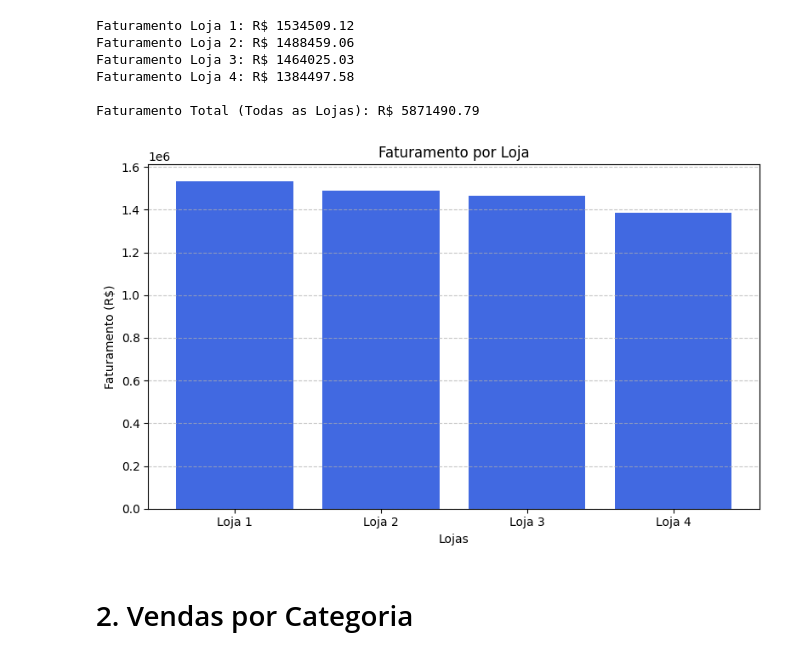
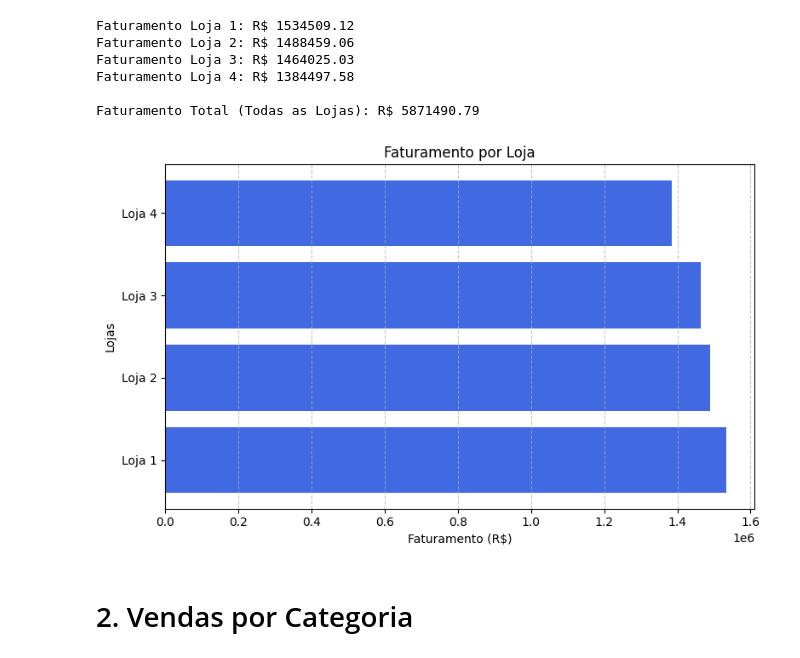
Before and after one commit to TheGabrielVieira/challenge1-data-science-main, a Jupyter notebook: AluraStoreBr.ipynb, the cells around one changed output. Drawn from its saved outputs; the diff is of its cells as text; code cells hidden in the pictures.

```diff
--- a/AluraStoreBr.ipynb
+++ b/AluraStoreBr.ipynb
@@ -50,23 +50,23 @@ Faturamento Total (Todas as Lojas): R$ 5871490.79
 # %%
 import matplotlib.pyplot as plt
 
 # Dados do faturamento
 faturamentos = [faturamento_1, faturamento_2, faturamento_3, faturamento_4]
 lojas = ['Loja 1', 'Loja 2', 'Loja 3', 'Loja 4']
 
 # Criando o gráfico
 plt.figure(figsize=(8, 5))
-plt.bar(lojas, faturamentos, color='royalblue')
+plt.barh(lojas, faturamentos, color='royalblue')
 plt.title('Faturamento por Loja')
-plt.xlabel('Lojas')
-plt.ylabel('Faturamento (R$)')
-plt.grid(axis='y', linestyle='--', alpha=0.7)
+plt.xlabel('Faturamento (R$)')
+plt.ylabel('Lojas')
+plt.grid(axis='x', linestyle='--', alpha=0.7)
 plt.tight_layout()
 
 # Exibindo o gráfico
 plt.show()
 # %% [output]
-[figure, old version]
+[figure, new version]
 # %% [markdown]
 # 2. Vendas por Categoria
 # %%
```
